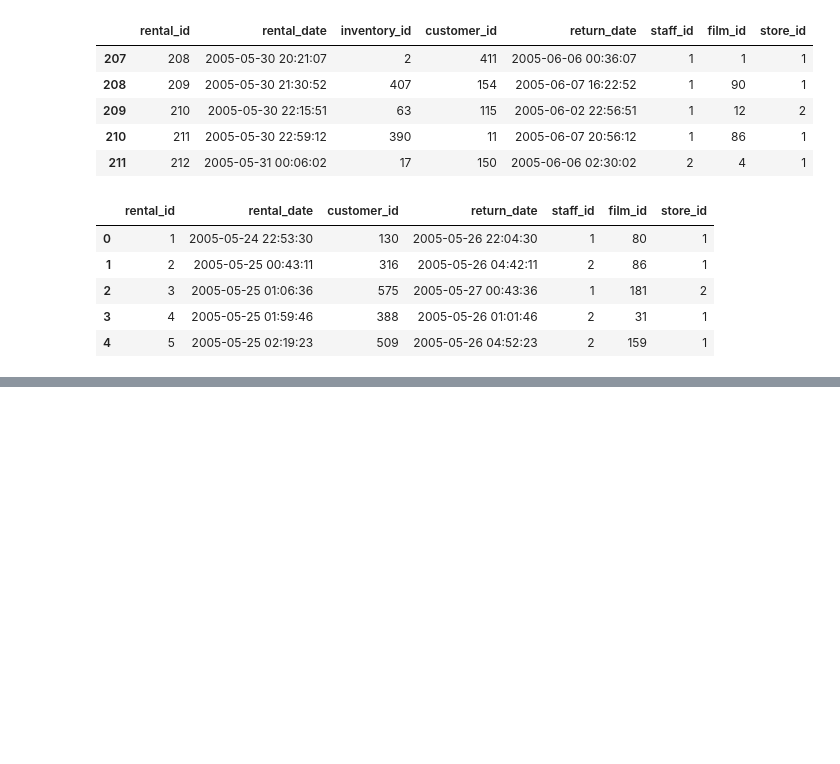
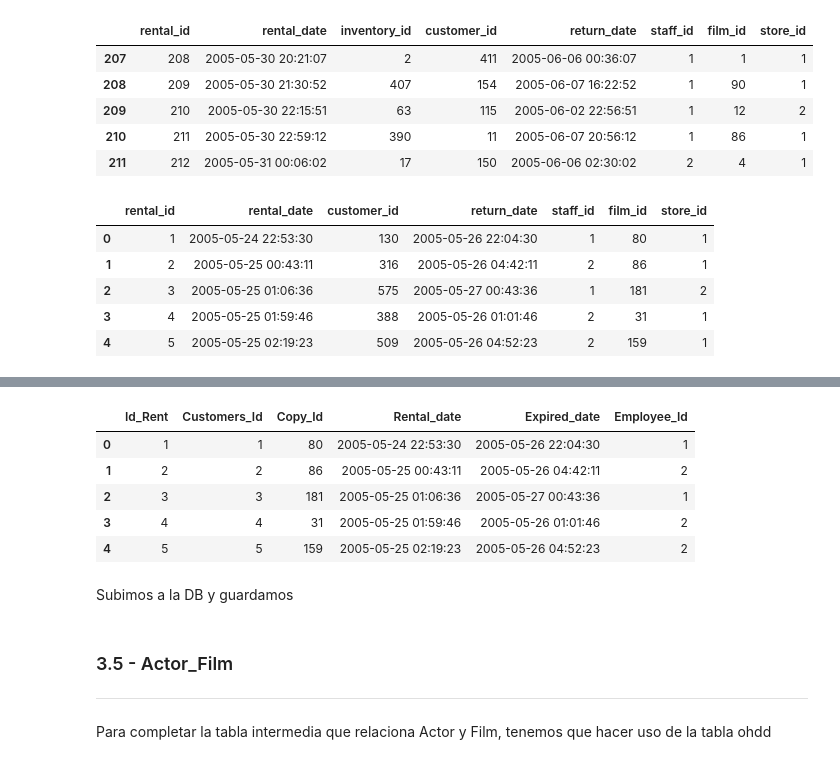
Before and after one commit to gusavato/2_IRONHACK_MySQL, a Jupyter notebook: jupyter/Clean.ipynb, the cells around one changed output, grey strips where cells are left out. Saved outputs shown, nothing was run; the diff lists cells and outputs as text; code cells hidden in the pictures; blank space fills up the shorter version.

```diff
--- a/jupyter/Clean.ipynb
+++ b/jupyter/Clean.ipynb
@@ -817,0 +868,14 @@ emp.to_sql(name='Employees',
+# %%
+# Reordenamos campos y renombramos columnas
+rent = rent[['rental_id','customer_id','film_id','rental_date','return_date','staff_id']]
+rent.columns=['Id_Rent','Customers_Id','Copy_Id','Rental_date','Expired_date','Employee_Id']
+rent.head()
+# %% [output]
+|  | Id_Rent | Customers_Id | Copy_Id | Rental_date | Expired_date | Employee_Id |
+| 0 | 1 | 1 | 80 | 2005-05-24 22:53:30 | 2005-05-26 22:04:30 | 1 |
+| 1 | 2 | 2 | 86 | 2005-05-25 00:43:11 | 2005-05-26 04:42:11 | 2 |
+| 2 | 3 | 3 | 181 | 2005-05-25 01:06:36 | 2005-05-27 00:43:36 | 1 |
+| 3 | 4 | 4 | 31 | 2005-05-25 01:59:46 | 2005-05-26 01:01:46 | 2 |
+| 4 | 5 | 5 | 159 | 2005-05-25 02:19:23 | 2005-05-26 04:52:23 | 2 |
+# %% [markdown]
+Subimos a la DB y guardamos
@@ -817,0 +888,5 @@ emp.to_sql(name='Employees',
+# %% [markdown]
+### 3.5 - Actor_Film <a name="act_film"/>
+***
+# %% [markdown]
+Para completar la tabla intermedia que relaciona Actor y Film, tenemos que hacer uso de la tabla ohdd
```
Also changed, not shown: parts of 73 cells of this notebook, 11 other files.
